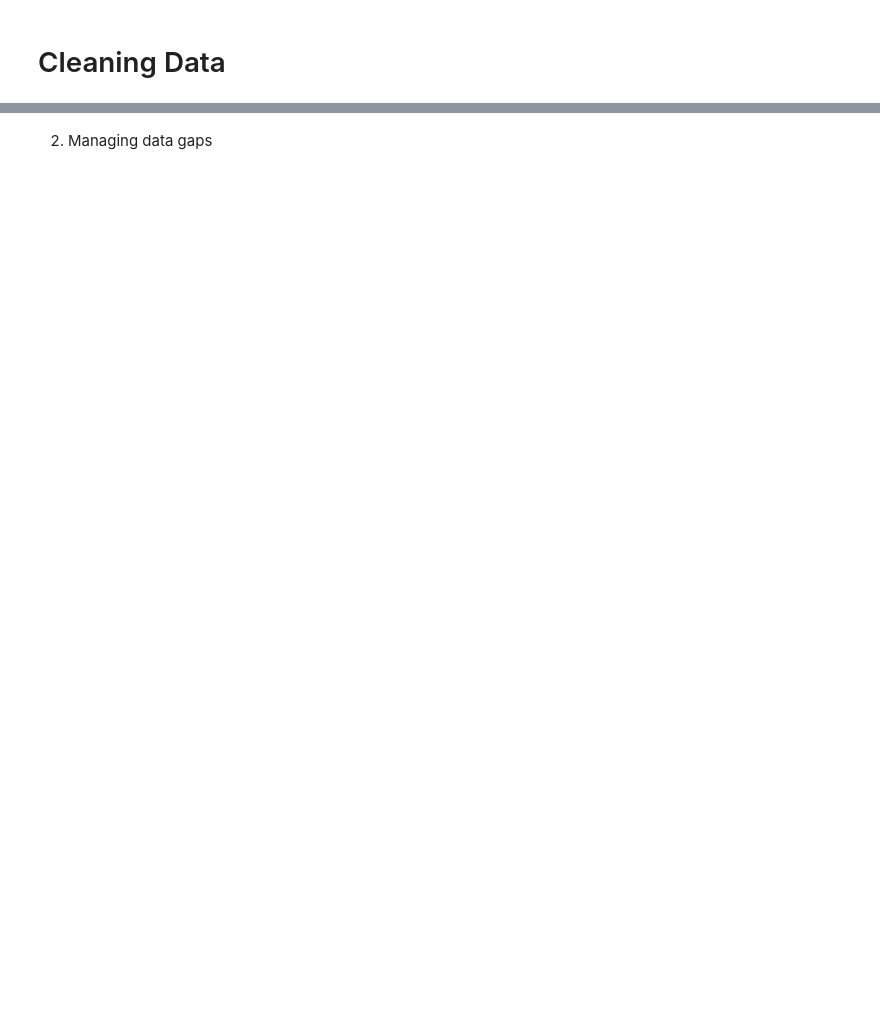
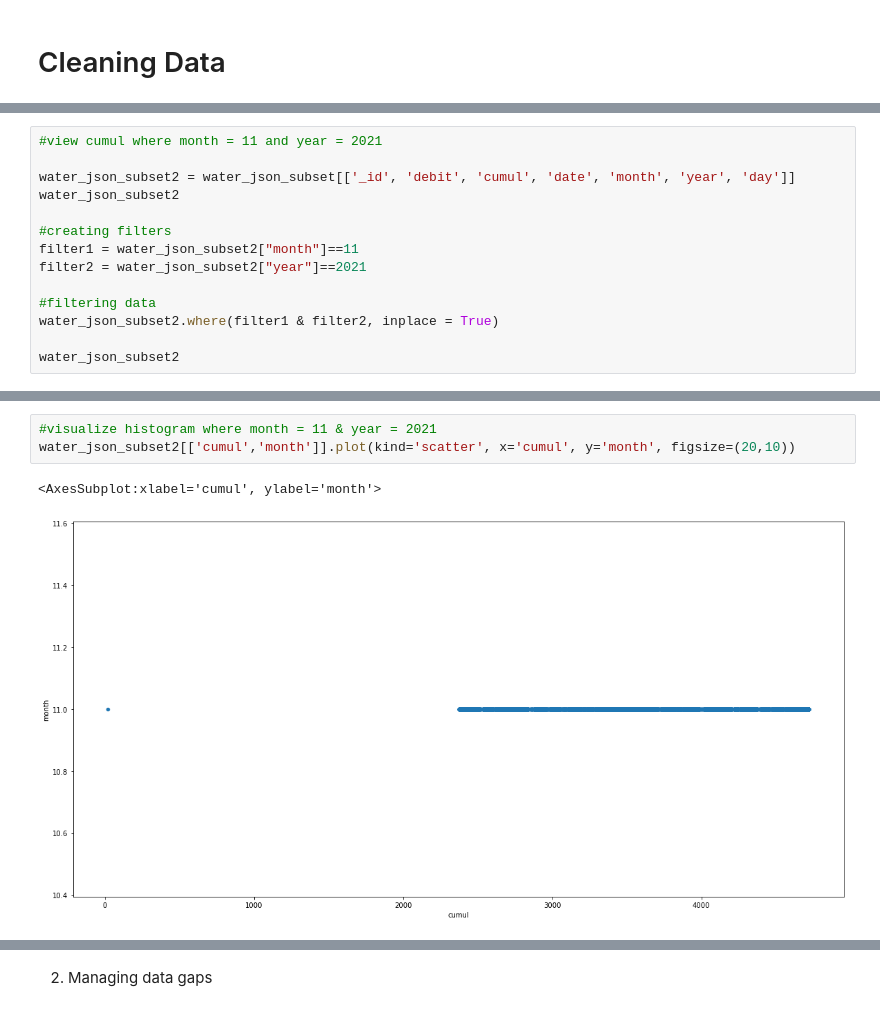
Before and after one commit to Cyrine-afk/Water-Consumption, a Jupyter notebook: Water DB.ipynb, the cells around one changed output, grey strips where cells are left out. Cells and saved outputs as stored; diff of their text form; blank space fills up the shorter version.

Commit message:
Looking for outliers in cumul

```diff
--- a/Water DB.ipynb
+++ b/Water DB.ipynb
@@ -84,0 +249,14 @@ water_json_subset[['cumul','date']].plot(kind='scatter', x='date', y='cumul', fi
+# %%
+#view cumul where month = 11 and year = 2021
+
+water_json_subset2 = water_json_subset[['_id', 'debit', 'cumul', 'date', 'month', 'year', 'day']]
+water_json_subset2
+
+#creating filters
+filter1 = water_json_subset2["month"]==11
+filter2 = water_json_subset2["year"]==2021
+
+#filtering data
+water_json_subset2.where(filter1 & filter2, inplace = True)
+
+water_json_subset2
@@ -84,0 +277,6 @@ water_json_subset[['cumul','date']].plot(kind='scatter', x='date', y='cumul', fi
+# %%
+#visualize histogram where month = 11 & year = 2021
+water_json_subset2[['cumul','month']].plot(kind='scatter', x='cumul', y='month', figsize=(20,10))
+# %% [output]
+<AxesSubplot:xlabel='cumul', ylabel='month'>
+[figure, added]
```
Also changed, not shown: parts of 34 cells of this notebook.
